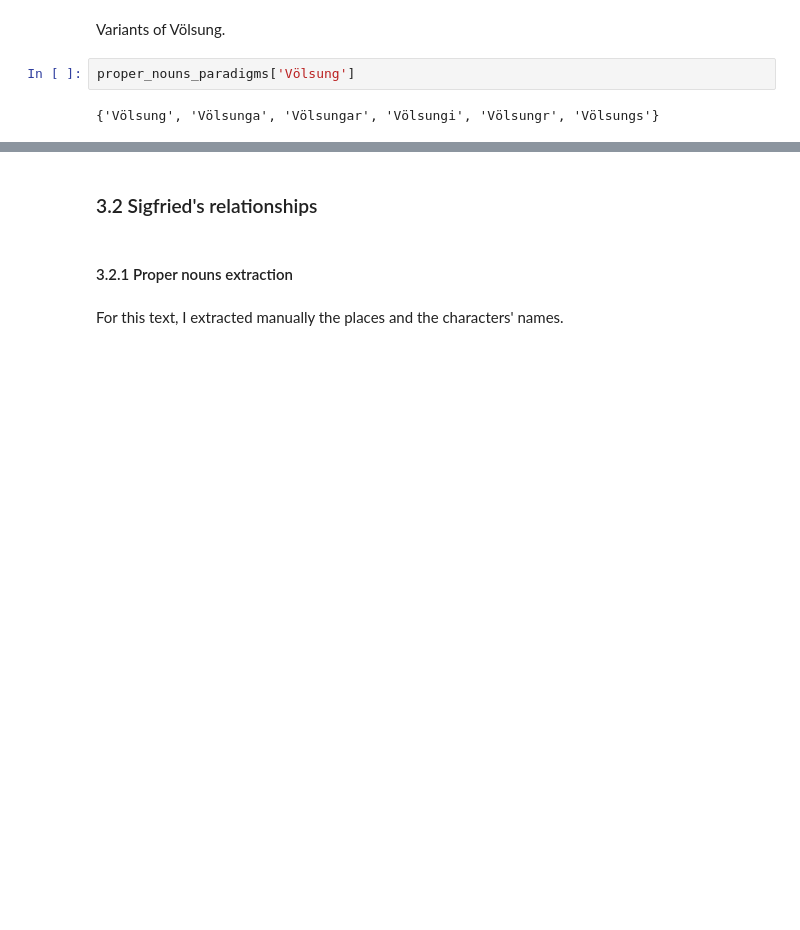
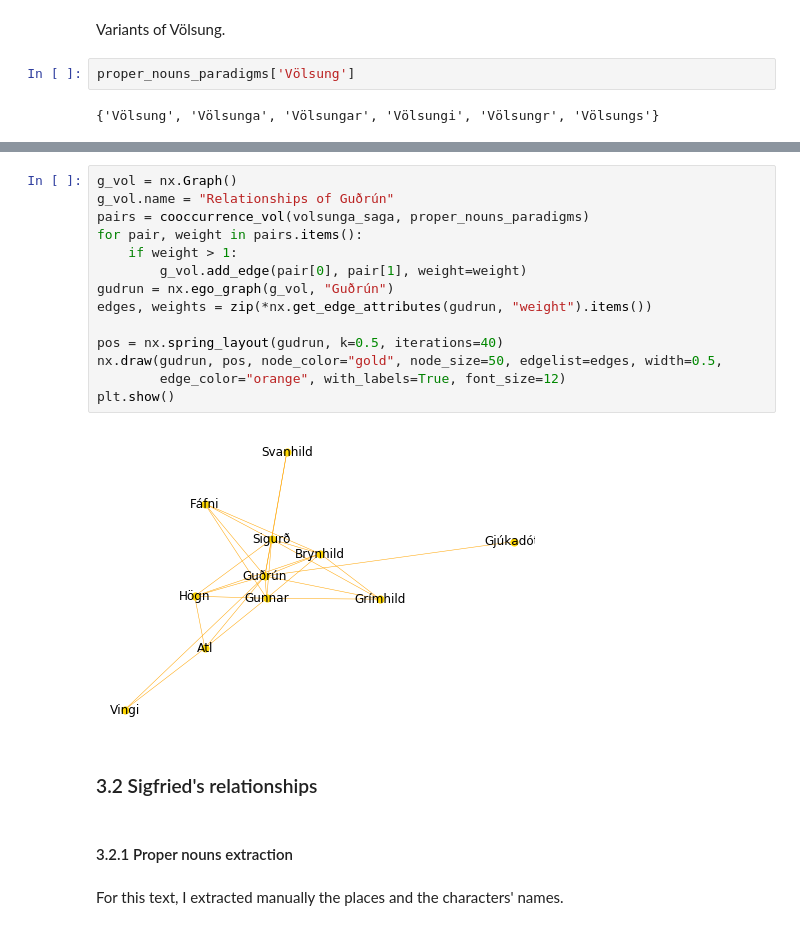
Before and after one commit to clemsciences/comparison_sigurdr_siegfried, a Jupyter notebook: sigurd/notebooks/sigfried_or_sigurdr.ipynb, the cells around one changed output, grey strips where cells are left out. Cells and saved outputs as stored; diff of their text form; blank space fills up the shorter version.

```diff
--- a/sigurd/notebooks/sigfried_or_sigurdr.ipynb
+++ b/sigurd/notebooks/sigfried_or_sigurdr.ipynb
@@ -234,3 +315,19 @@ The iterable function was deprecated in Matplotlib 3.1 and will be removed in 3.
+# %%
+g_vol = nx.Graph()
+g_vol.name = "Relationships of Guðrún"
+pairs = cooccurrence_vol(volsunga_saga, proper_nouns_paradigms)
+for pair, weight in pairs.items():
+    if weight > 1:
+        g_vol.add_edge(pair[0], pair[1], weight=weight)
+gudrun = nx.ego_graph(g_vol, "Guðrún")
+edges, weights = zip(*nx.get_edge_attributes(gudrun, "weight").items())
+
+pos = nx.spring_layout(gudrun, k=0.5, iterations=40)
+nx.draw(gudrun, pos, node_color="gold", node_size=50, edgelist=edges, width=0.5,
+        edge_color="orange", with_labels=True, font_size=12)
+plt.show()
+# %% [output]
+[figure, added]
 # %% [markdown]
 ### 3.2 Sigfried's relationships
 # %% [markdown]
```
Also changed, not shown: parts of 27 cells of this notebook.
